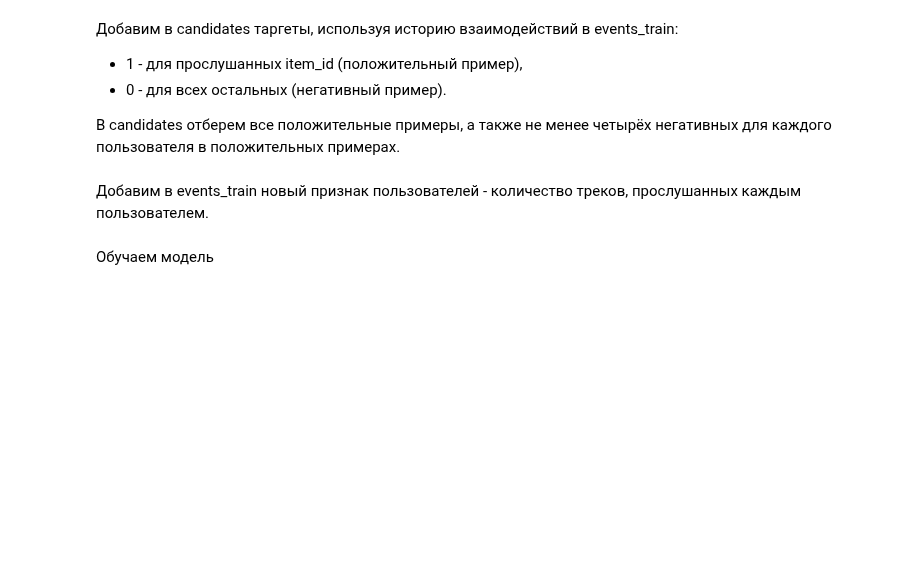
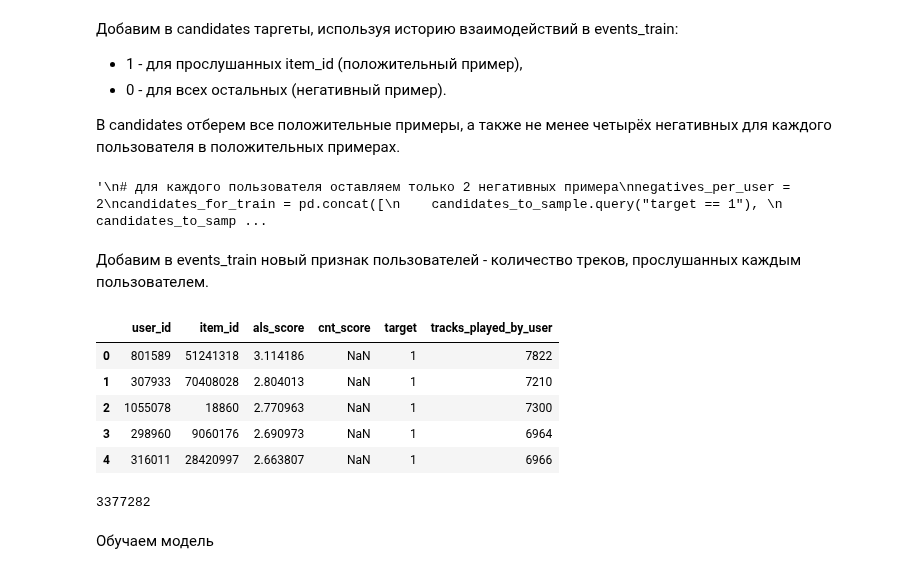
Before and after one commit to ibnkir/music-recsys-project, a Jupyter notebook: part_2_recs.ipynb, the cells around one changed output. Cells and saved outputs as stored; diff of their text form; code cells hidden in the pictures; blank space fills up the shorter version.

```diff
--- a/part_2_recs.ipynb
+++ b/part_2_recs.ipynb
@@ -598,29 +701,46 @@ candidates["target"] = candidates["target"].fillna(0).astype("int")
 # в кандидатах оставляем только тех пользователей, у которых есть хотя бы один положительный таргет
 candidates_to_sample = candidates.groupby("user_id").filter(lambda x: x["target"].sum() > 0)
 
-# для каждого пользователя оставляем только 4 негативных примера
-negatives_per_user = 4
+candidates_for_train = candidates_to_sample
+'''
+# для каждого пользователя оставляем только 2 негативных примера
+negatives_per_user = 2
 candidates_for_train = pd.concat([
     candidates_to_sample.query("target == 1"),
     candidates_to_sample.query("target == 0") \
         .groupby("user_id") \
         .apply(lambda x: x.sample(negatives_per_user, random_state=0))
     ])
+'''
+# %% [output]
+'\n# для каждого пользователя оставляем только 2 негативных примера\nnegatives_per_user = 2\ncandidates_for_train = pd.concat([\n    candidates_to_sample.query("target == 1"), \n    candidates_to_samp ...
 # %% [markdown]
 Добавим в events_train новый признак пользователей - количество треков, прослушанных каждым пользователем.
 # %%
 def get_user_features(events):
     """ считает пользовательские признаки """
 
     user_features = events.groupby("user_id").agg(
-        tracks_played=("started_at", "count")
+        tracks_played_by_user =("started_at", "count")
     )
 
     return user_features
 
 
 user_features_for_train = get_user_features(events_train)
 candidates_for_train = candidates_for_train.merge(user_features_for_train, on="user_id", how="left")
+candidates_for_train.head()
+# %% [output]
+|  | user_id | item_id | als_score | cnt_score | target | tracks_played_by_user |
+| 0 | 801589 | 51241318 | 3.114186 | NaN | 1 | 7822 |
+| 1 | 307933 | 70408028 | 2.804013 | NaN | 1 | 7210 |
+| 2 | 1055078 | 18860 | 2.770963 | NaN | 1 | 7300 |
+| 3 | 298960 | 9060176 | 2.690973 | NaN | 1 | 6964 |
+| 4 | 316011 | 28420997 | 2.663807 | NaN | 1 | 6966 |
+# %%
+len(candidates_for_train)
+# %% [output]
+3377282
 # %% [markdown]
 Обучаем модель
 # %%
```
Also changed, not shown: parts of 40 cells of this notebook, 1 other file.
